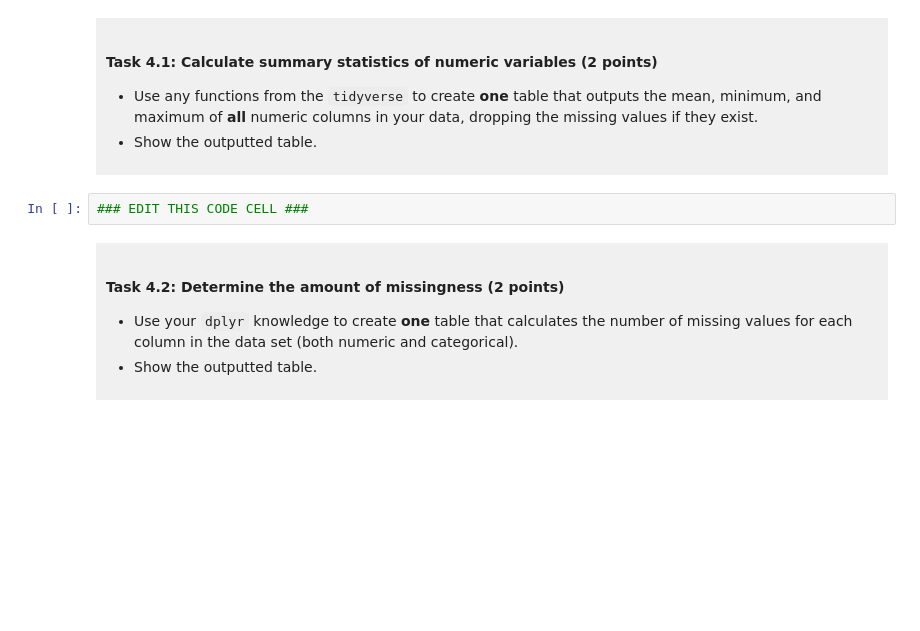
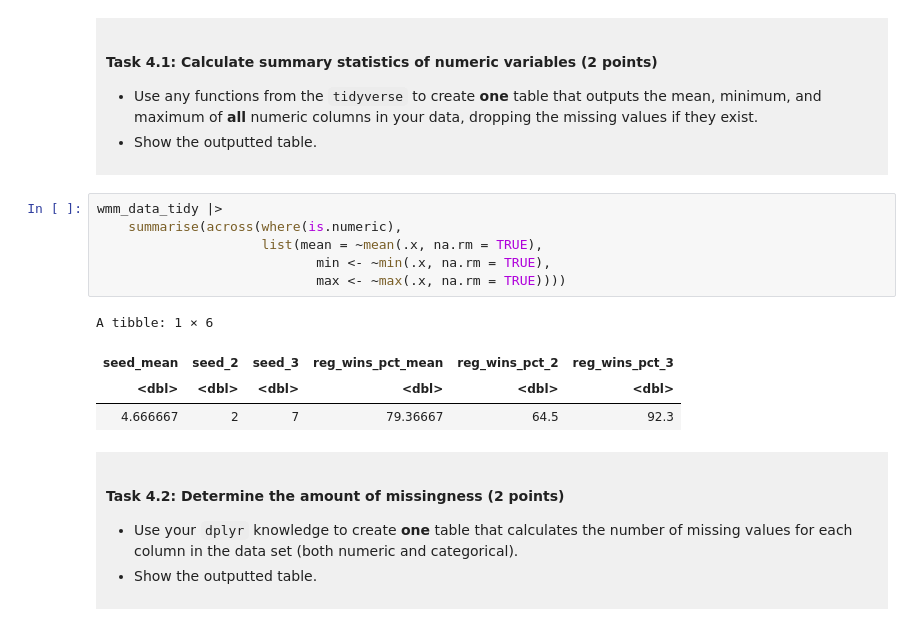
Before and after one commit to moxmoxay/dsci-100-project-moxie-tam, a Jupyter notebook: dsci-100-project-notebook.ipynb, the cells around one changed output. Cells and saved outputs as stored; diff of their text form; blank space fills up the shorter version.

```diff
--- a/dsci-100-project-notebook.ipynb
+++ b/dsci-100-project-notebook.ipynb
@@ -274,7 +274,16 @@ You will refine your research question (if needed) and produce a tidy data set.
 
 </div>
 # %%
-### EDIT THIS CODE CELL ###
+wmm_data_tidy |>
+    summarise(across(where(is.numeric),
+                     list(mean = ~mean(.x, na.rm = TRUE),
+                            min <- ~min(.x, na.rm = TRUE),
+                            max <- ~max(.x, na.rm = TRUE))))
+# %% [output]
+A tibble: 1 × 6
+| seed_mean | seed_2 | seed_3 | reg_wins_pct_mean | reg_wins_pct_2 | reg_wins_pct_3 |
+| <dbl> | <dbl> | <dbl> | <dbl> | <dbl> | <dbl> |
+| 4.666667 | 2 | 7 | 79.36667 | 64.5 | 92.3 |
 # %% [markdown]
 <div style="background-color: #f0f0f0; padding: 10px;">
 
```
Also changed, not shown: parts of 4 cells of this notebook.
